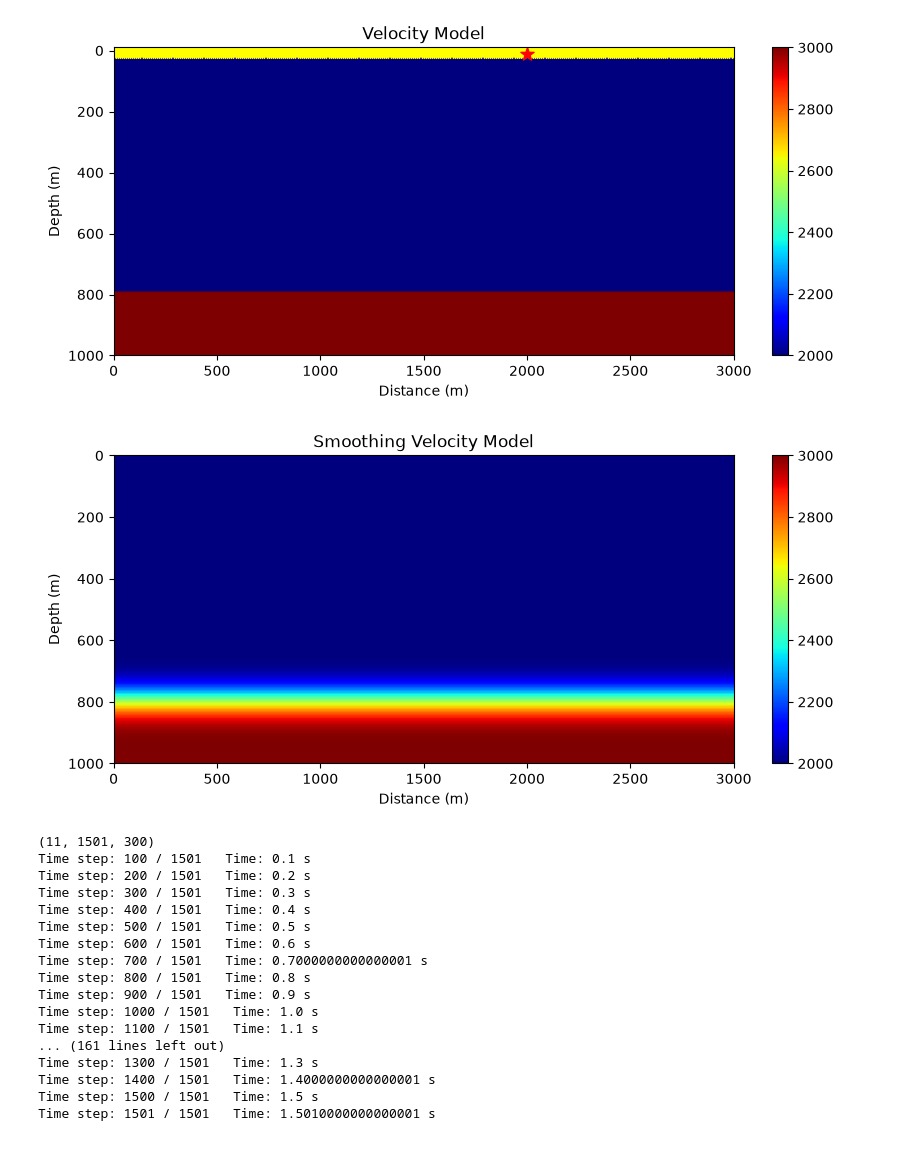
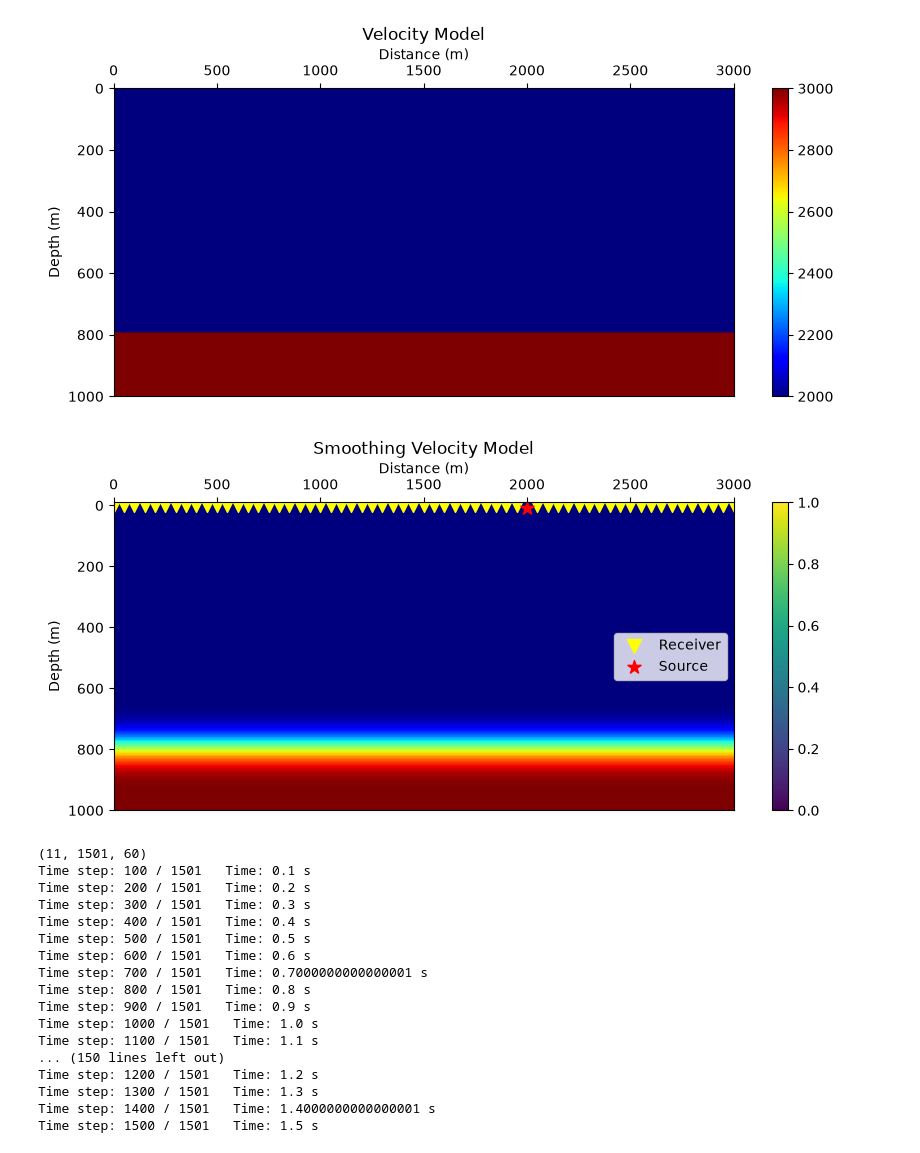
Before and after one commit to huxs890/Seismic-Wave-Modeling-and-Imaging, a Jupyter notebook: RTM_demo/main_image.ipynb, the cells around one changed output. Cells and saved outputs as stored; diff of their text form; code cells hidden in the pictures.

```diff
--- a/RTM_demo/main_image.ipynb
+++ b/RTM_demo/main_image.ipynb
@@ -49,7 +49,7 @@ iz_src = np.full(len(ix_src),1,dtype=np.int64)
 #===========================================
 # Receiver position
 #===========================================
-receivers = np.arange(0,nx,1,dtype=np.int64)
+receivers = np.arange(0,nx,5,dtype=np.int64)
 # receivers = np.array([50,250],dtype=np.int64)
 ix_receiver = multi_shot_acquisition(ix_src,receivers)
 iz_receiver = np.full(ix_receiver.shape,0,dtype=np.int64)
@@ -103,54 +103,61 @@ velocity_model = layered_model(
 )
 velocity = np.asarray(velocity_model,dtype=np.float64)
 n=-1
 # Plot velocity model
 plt.figure(figsize=(10, 4))
 plt.imshow(
         velocity,
+        extent=[0,x_max,z_max,0],
+        aspect='auto',
+        cmap="jet",
+    )
+plt.colorbar()
+plt.xlabel("Distance (m)")
+plt.ylabel("Depth (m)")
+plt.title("Velocity Model")
+plt.gca().xaxis.tick_top()
+plt.gca().xaxis.set_label_position('top')
+plt.show()
+#===========================================
+# Smoothing velocity model
+#===========================================
+velocity_smooth = smoothing_velocity_model(velocity, sigma_x=5.0, sigma_z=5.0)
+# Plot velocity model
+plt.figure(figsize=(10, 4))
+plt.imshow(
+        velocity_smooth,
         extent=[0,x_max,z_max,-10],
         aspect='auto',
         cmap="jet",
     )
-plt.colorbar()
 plt.scatter(
     ix_receiver[n] * dx,
     iz_receiver[n] * dz,
     marker='v',
     s=100,
-    color='yellow'
+    color='yellow',
+    label='Receiver'
 )
 plt.scatter(
     ix_src[n] * dx,
     iz_src[n] * dz,
     marker='*',
     s=100,
-    color='red'
+    color='red',
+    label='Source'
 )
 plt.xlabel("Distance (m)")
 plt.ylabel("Depth (m)")
-plt.title("Velocity Model")
-plt.show()
-#===========================================
-# Smoothing velocity model
-#===========================================
-velocity_smooth = smoothing_velocity_model(velocity, sigma_x=0, sigma_z=5.0)
-# Plot velocity model
-plt.figure(figsize=(10, 4))
-plt.imshow(
-        velocity_smooth,
-        extent=[0,x_max,z_max,0],
-        aspect='auto',
-        cmap="jet",
-    )
-plt.xlabel("Distance (m)")
-plt.ylabel("Depth (m)")
 plt.title("Smoothing Velocity Model")
+plt.legend(loc='center right')
+plt.gca().xaxis.tick_top()
+plt.gca().xaxis.set_label_position('top')
 plt.colorbar()
 plt.show()
 # %% [output]
 [figure]
-[figure, old version]
+[figure, new version]
-[figure, old version]
+[figure, new version]
 # %%
 # Damping boundary
 n_abs = 40
@@ -190,7 +197,7 @@ for i in range(len(ix_src)):
         n_abs,
         )[1]
 # %% [output]
-(11, 1501, 300)
+(11, 1501, 60)
 Time step: 100 / 1501   Time: 0.1 s
 Time step: 200 / 1501   Time: 0.2 s
 Time step: 300 / 1501   Time: 0.3 s
@@ -202,11 +209,11 @@ Time step: 800 / 1501   Time: 0.8 s
 Time step: 900 / 1501   Time: 0.9 s
 Time step: 1000 / 1501   Time: 1.0 s
 Time step: 1100 / 1501   Time: 1.1 s
-... (161 lines left out)
+... (150 lines left out)
+Time step: 1200 / 1501   Time: 1.2 s
 Time step: 1300 / 1501   Time: 1.3 s
 Time step: 1400 / 1501   Time: 1.4000000000000001 s
 Time step: 1500 / 1501   Time: 1.5 s
-Time step: 1501 / 1501   Time: 1.5010000000000001 s
 # %%
 plt.figure(figsize=(12, 16))
 for i in range(len(ix_src)):
```
Also changed, not shown: parts of 5 cells of this notebook, 2 other files.
